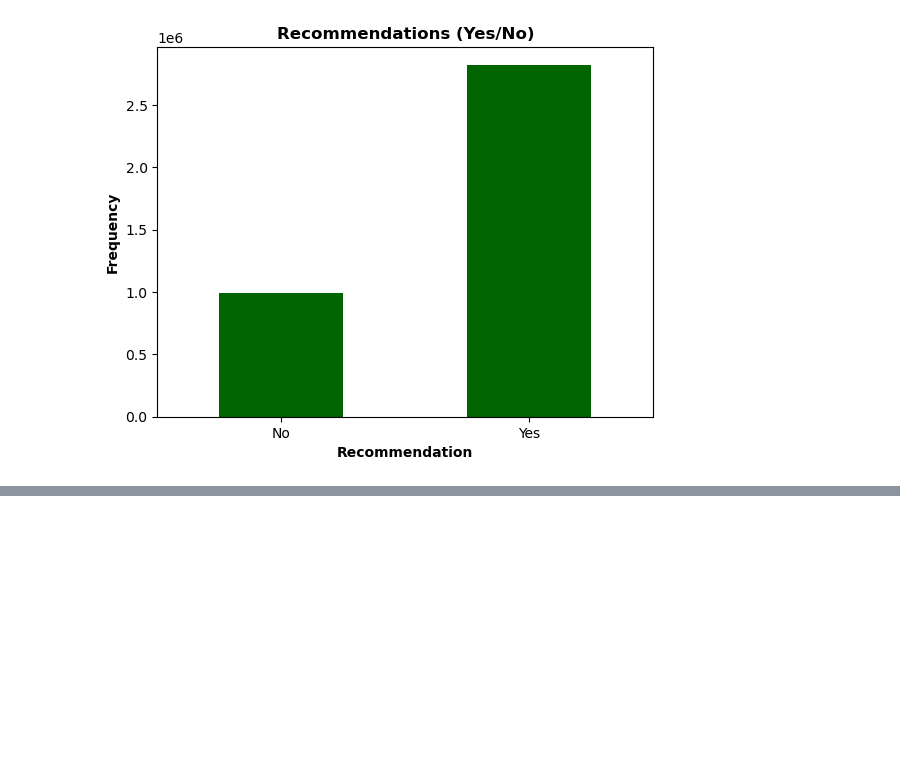
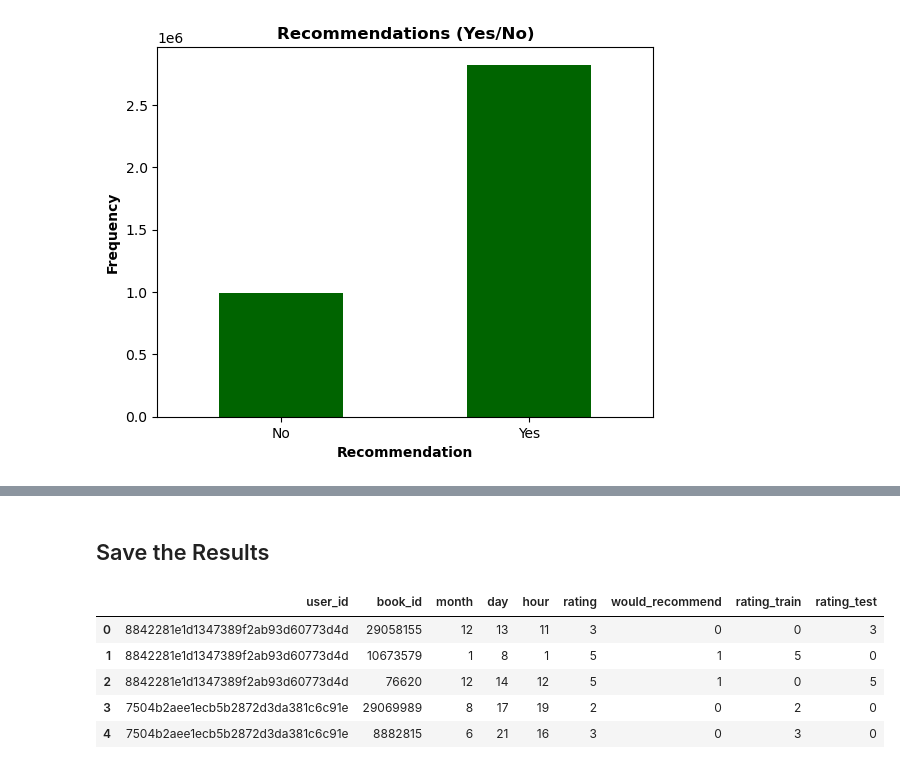
Before and after one commit to superkostya/book_reading_propensity, a Jupyter notebook: create_train_val_test_sets.ipynb, the cells around one changed output, grey strips where cells are left out. Saved outputs shown, nothing was run; the diff lists cells and outputs as text; code cells hidden in the pictures; blank space fills up the shorter version.

Commit message:
Change the 3rd step/notebook to *Create Train/Test Sets*

```diff
--- a/propensity.ipynb
+++ b/create_train_val_test_sets.ipynb
@@ -85,0 +114,8 @@ plt.ylabel('Frequency', weight='bold');
+# %%
+df['rating_train'] = 0
+df.loc[df['month'] < 12, 'rating_train'] = df['rating']
+
+df['rating_test'] = 0
+df.loc[df['month'] == 12, 'rating_test'] = df['rating']
+
+df[['month', 'rating', 'rating_train', 'rating_test']].head()
@@ -85,0 +129,11 @@ plt.ylabel('Frequency', weight='bold');
+# %% [markdown]
+## Save the Results
+# %%
+df.head()
+# %% [output]
+|  | user_id | book_id | month | day | hour | rating | would_recommend | rating_train | rating_test |
+| 0 | 8842281e1d1347389f2ab93d60773d4d | 29058155 | 12 | 13 | 11 | 3 | 0 | 0 | 3 |
+| 1 | 8842281e1d1347389f2ab93d60773d4d | 10673579 | 1 | 8 | 1 | 5 | 1 | 5 | 0 |
+| 2 | 8842281e1d1347389f2ab93d60773d4d | 76620 | 12 | 14 | 12 | 5 | 1 | 0 | 5 |
+| 3 | 7504b2aee1ecb5b2872d3da381c6c91e | 29069989 | 8 | 17 | 19 | 2 | 0 | 2 | 0 |
+| 4 | 7504b2aee1ecb5b2872d3da381c6c91e | 8882815 | 6 | 21 | 16 | 3 | 0 | 3 | 0 |
```
Also changed, not shown: parts of 12 cells of this notebook.
